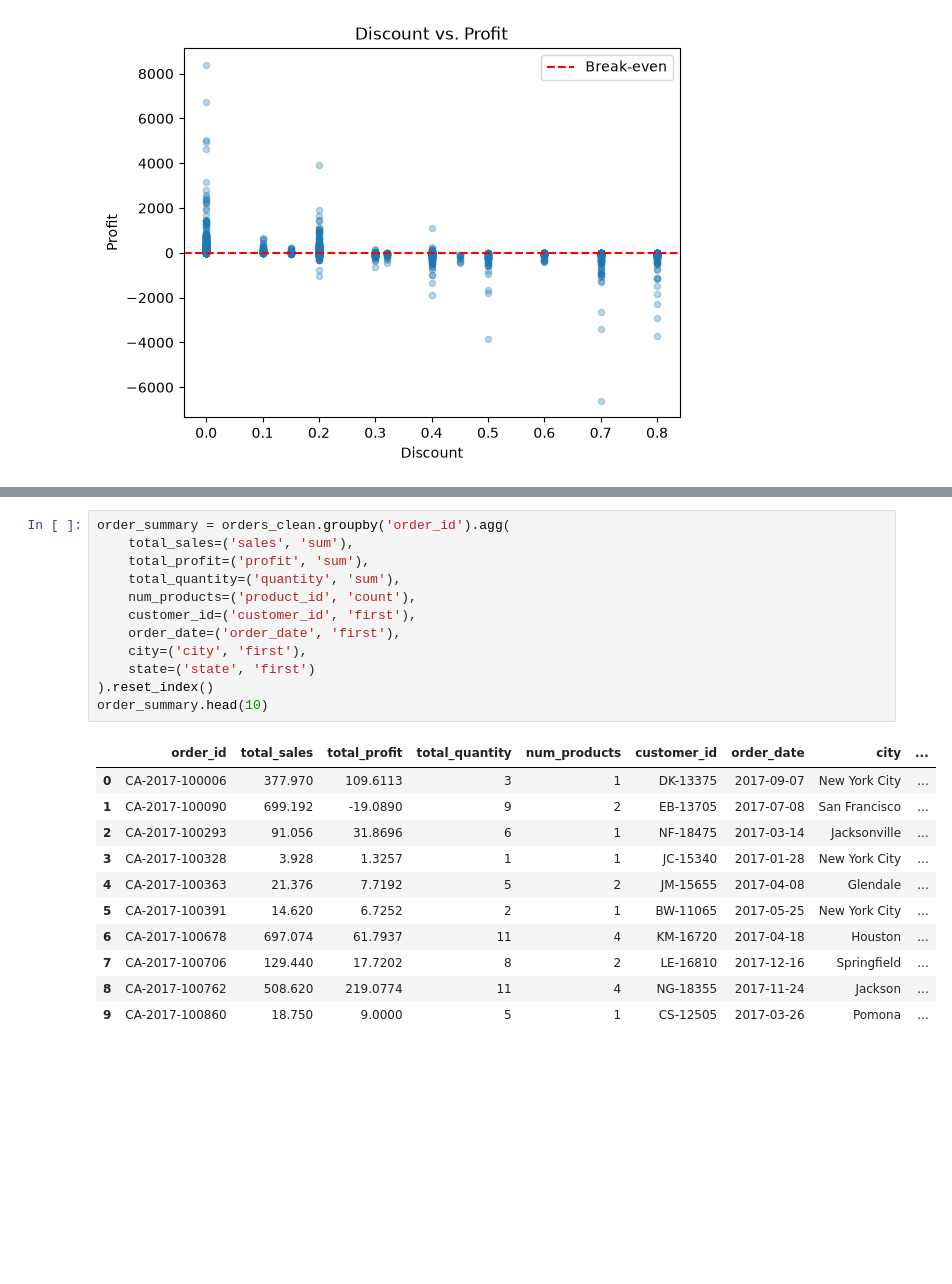
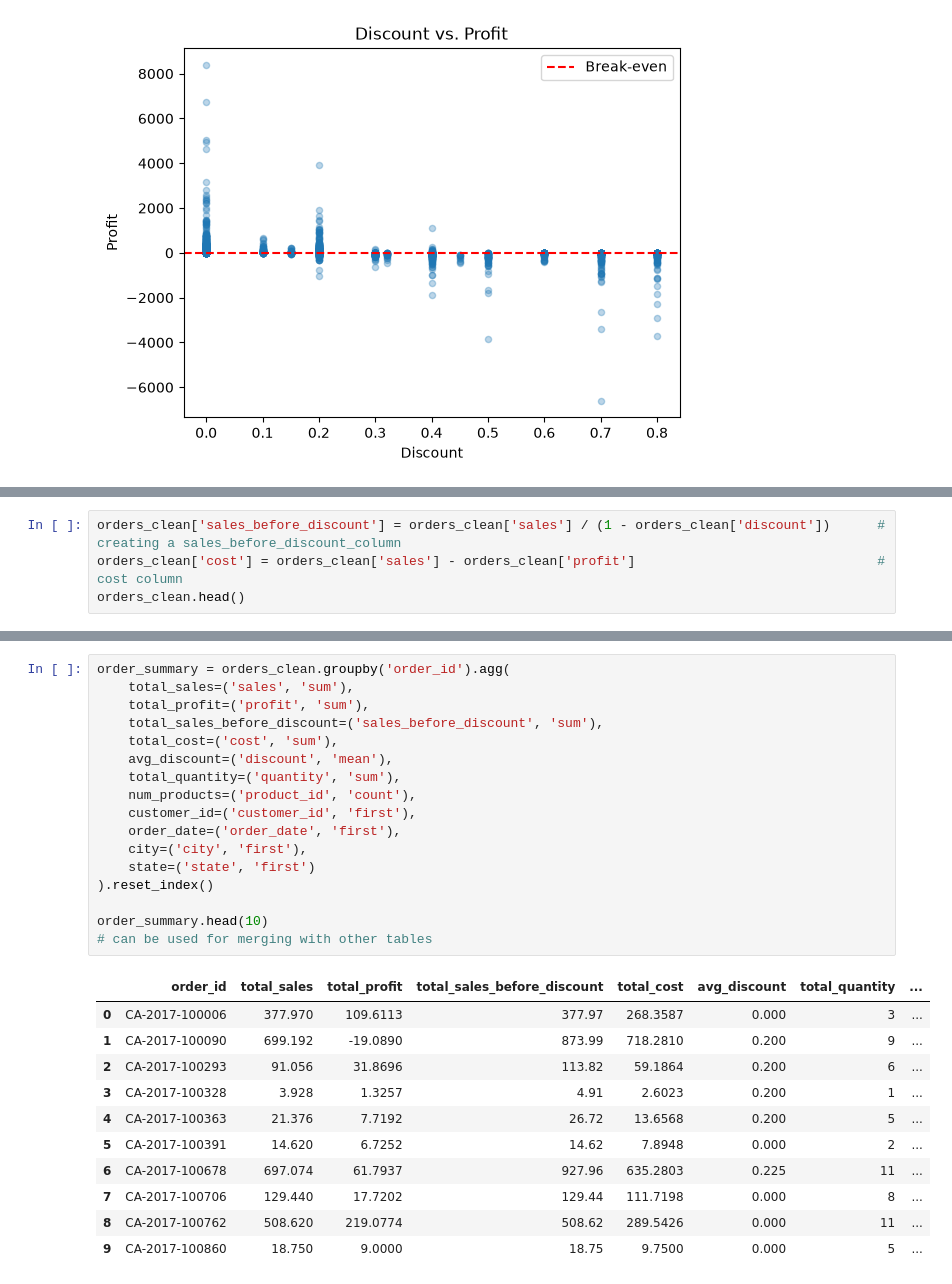
Before and after one commit to fru-s/Muesli_Project, a Jupyter notebook: muesli_project_eda_Fruzsi.ipynb, the cells around one changed output, grey strips where cells are left out. Cells and saved outputs as stored; diff of their text form; blank space fills up the shorter version.

```diff
--- a/muesli_project_eda_Fruzsi.ipynb
+++ b/muesli_project_eda_Fruzsi.ipynb
@@ -491,3 +494,7 @@ print(sample_product[['product_id', 'quantity', 'discount', 'sales']].sort_value
 0    TEC-AC-10003027         3       0.0   90.570
 141  TEC-AC-10003027         3       0.0   90.570
 327  TEC-AC-10003027         7       0.2  169.064
+# %%
+orders_clean['sales_before_discount'] = orders_clean['sales'] / (1 - orders_clean['discount'])      # creating a sales_before_discount_column
+orders_clean['cost'] = orders_clean['sales'] - orders_clean['profit']                               # cost column
+orders_clean.head()
@@ -494,24 +508,29 @@ print(sample_product[['product_id', 'quantity', 'discount', 'sales']].sort_value
 # %%
 order_summary = orders_clean.groupby('order_id').agg(
     total_sales=('sales', 'sum'),
     total_profit=('profit', 'sum'),
+    total_sales_before_discount=('sales_before_discount', 'sum'),
+    total_cost=('cost', 'sum'),
+    avg_discount=('discount', 'mean'),
     total_quantity=('quantity', 'sum'),
     num_products=('product_id', 'count'),
     customer_id=('customer_id', 'first'),
     order_date=('order_date', 'first'),
     city=('city', 'first'),
     state=('state', 'first')
 ).reset_index()
+
 order_summary.head(10)
+# can be used for merging with other tables
 # %% [output]
-|  | order_id | total_sales | total_profit | total_quantity | num_products | customer_id | order_date | city | ... |
-| 0 | CA-2017-100006 | 377.970 | 109.6113 | 3 | 1 | DK-13375 | 2017-09-07 | New York City | ... |
-| 1 | CA-2017-100090 | 699.192 | -19.0890 | 9 | 2 | EB-13705 | 2017-07-08 | San Francisco | ... |
-| 2 | CA-2017-100293 | 91.056 | 31.8696 | 6 | 1 | NF-18475 | 2017-03-14 | Jacksonville | ... |
-| 3 | CA-2017-100328 | 3.928 | 1.3257 | 1 | 1 | JC-15340 | 2017-01-28 | New York City | ... |
-| 4 | CA-2017-100363 | 21.376 | 7.7192 | 5 | 2 | JM-15655 | 2017-04-08 | Glendale | ... |
-| 5 | CA-2017-100391 | 14.620 | 6.7252 | 2 | 1 | BW-11065 | 2017-05-25 | New York City | ... |
-| 6 | CA-2017-100678 | 697.074 | 61.7937 | 11 | 4 | KM-16720 | 2017-04-18 | Houston | ... |
-| 7 | CA-2017-100706 | 129.440 | 17.7202 | 8 | 2 | LE-16810 | 2017-12-16 | Springfield | ... |
-| 8 | CA-2017-100762 | 508.620 | 219.0774 | 11 | 4 | NG-18355 | 2017-11-24 | Jackson | ... |
-| 9 | CA-2017-100860 | 18.750 | 9.0000 | 5 | 1 | CS-12505 | 2017-03-26 | Pomona | ... |
+|  | order_id | total_sales | total_profit | total_sales_before_discount | total_cost | avg_discount | total_quantity | ... |
+| 0 | CA-2017-100006 | 377.970 | 109.6113 | 377.97 | 268.3587 | 0.000 | 3 | ... |
+| 1 | CA-2017-100090 | 699.192 | -19.0890 | 873.99 | 718.2810 | 0.200 | 9 | ... |
+| 2 | CA-2017-100293 | 91.056 | 31.8696 | 113.82 | 59.1864 | 0.200 | 6 | ... |
+| 3 | CA-2017-100328 | 3.928 | 1.3257 | 4.91 | 2.6023 | 0.200 | 1 | ... |
+| 4 | CA-2017-100363 | 21.376 | 7.7192 | 26.72 | 13.6568 | 0.200 | 5 | ... |
+| 5 | CA-2017-100391 | 14.620 | 6.7252 | 14.62 | 7.8948 | 0.000 | 2 | ... |
+| 6 | CA-2017-100678 | 697.074 | 61.7937 | 927.96 | 635.2803 | 0.225 | 11 | ... |
+| 7 | CA-2017-100706 | 129.440 | 17.7202 | 129.44 | 111.7198 | 0.000 | 8 | ... |
+| 8 | CA-2017-100762 | 508.620 | 219.0774 | 508.62 | 289.5426 | 0.000 | 11 | ... |
+| 9 | CA-2017-100860 | 18.750 | 9.0000 | 18.75 | 9.7500 | 0.000 | 5 | ... |
```
Also changed, not shown: parts of 11 cells of this notebook.
